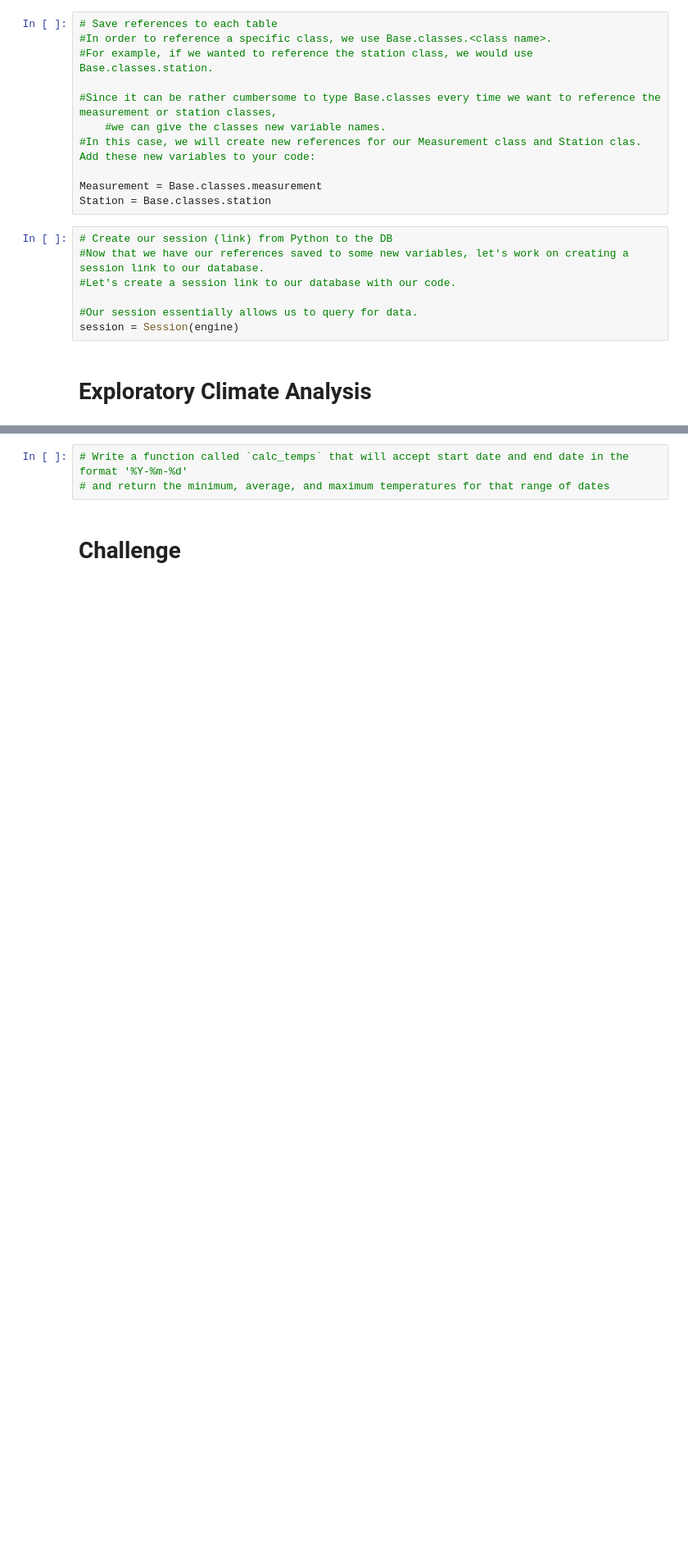
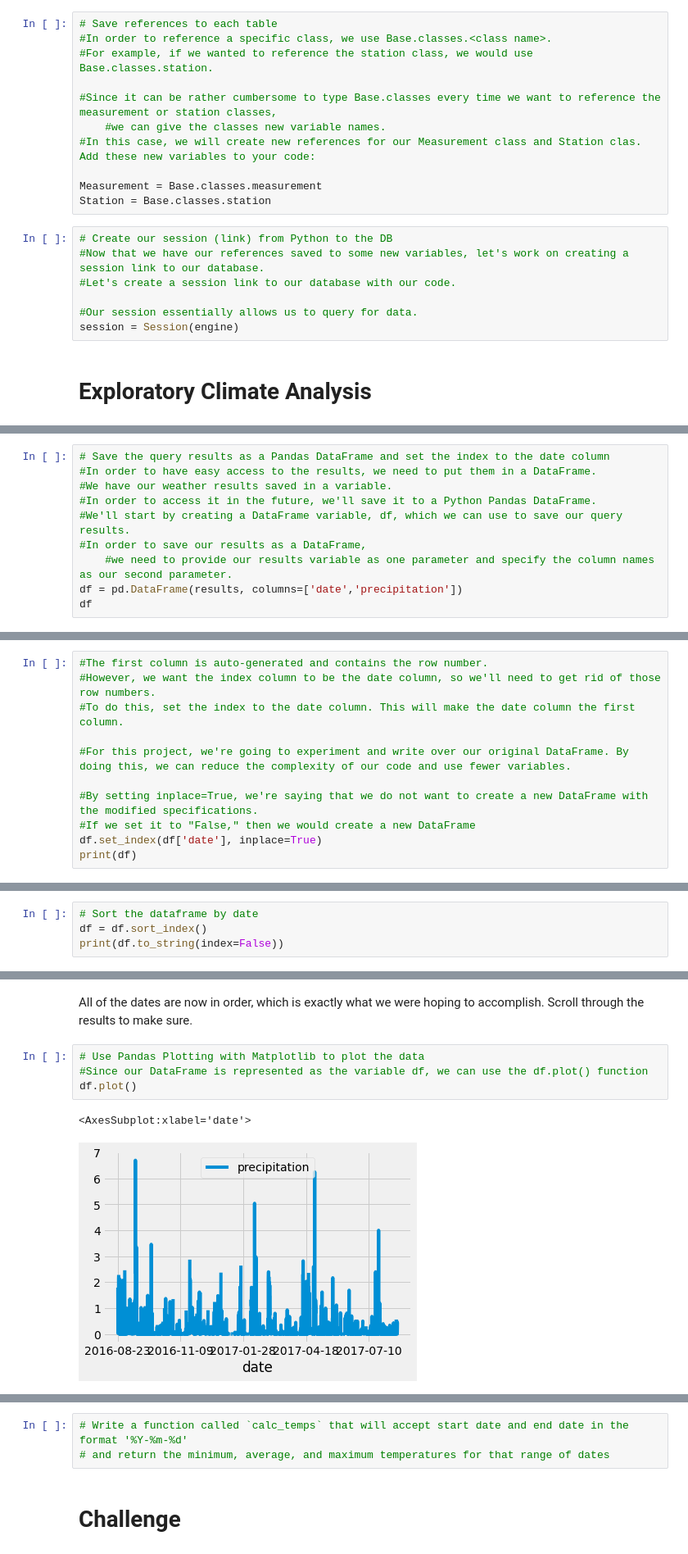
Before and after one commit to karen-trena/surfs_up, a Jupyter notebook: climate_analysis.ipynb, the cells around one changed output, grey strips where cells are left out. Shown at 82% size. Cells and saved outputs as stored; diff of their text form; blank space fills up the shorter version.

```diff
--- a/climate_analysis.ipynb
+++ b/climate_analysis.ipynb
@@ -117,0 +142,10 @@ session = Session(engine)
+# %%
+# Save the query results as a Pandas DataFrame and set the index to the date column
+#In order to have easy access to the results, we need to put them in a DataFrame.
+#We have our weather results saved in a variable.
+#In order to access it in the future, we'll save it to a Python Pandas DataFrame.
+#We'll start by creating a DataFrame variable, df, which we can use to save our query results.
+#In order to save our results as a DataFrame,
+    #we need to provide our results variable as one parameter and specify the column names as our second parameter.
+df = pd.DataFrame(results, columns=['date','precipitation'])
+df
@@ -117,0 +166,11 @@ session = Session(engine)
+# %%
+#The first column is auto-generated and contains the row number.
+#However, we want the index column to be the date column, so we'll need to get rid of those row numbers.
+#To do this, set the index to the date column. This will make the date column the first column.
+
+#For this project, we're going to experiment and write over our original DataFrame. By doing this, we can reduce the complexity of our code and use fewer variables.
+
+#By setting inplace=True, we're saying that we do not want to create a new DataFrame with the modified specifications.
+#If we set it to "False," then we would create a new DataFrame
+df.set_index(df['date'], inplace=True)
+print(df)
@@ -117,0 +214,4 @@ session = Session(engine)
+# %%
+# Sort the dataframe by date
+df = df.sort_index()
+print(df.to_string(index=False))
@@ -118,2 +236,11 @@ session = Session(engine)
+# %% [markdown]
+All of the dates are now in order, which is exactly what we were hoping to accomplish. Scroll through the results to make sure.
+# %%
+# Use Pandas Plotting with Matplotlib to plot the data
+#Since our DataFrame is represented as the variable df, we can use the df.plot() function
+df.plot()
+# %% [output]
+<AxesSubplot:xlabel='date'>
+[figure, added]
 # %%
 # Use Pandas to calcualte the summary statistics for the precipitation data
```
Also changed, not shown: parts of 31 cells of this notebook, 2 other files.
